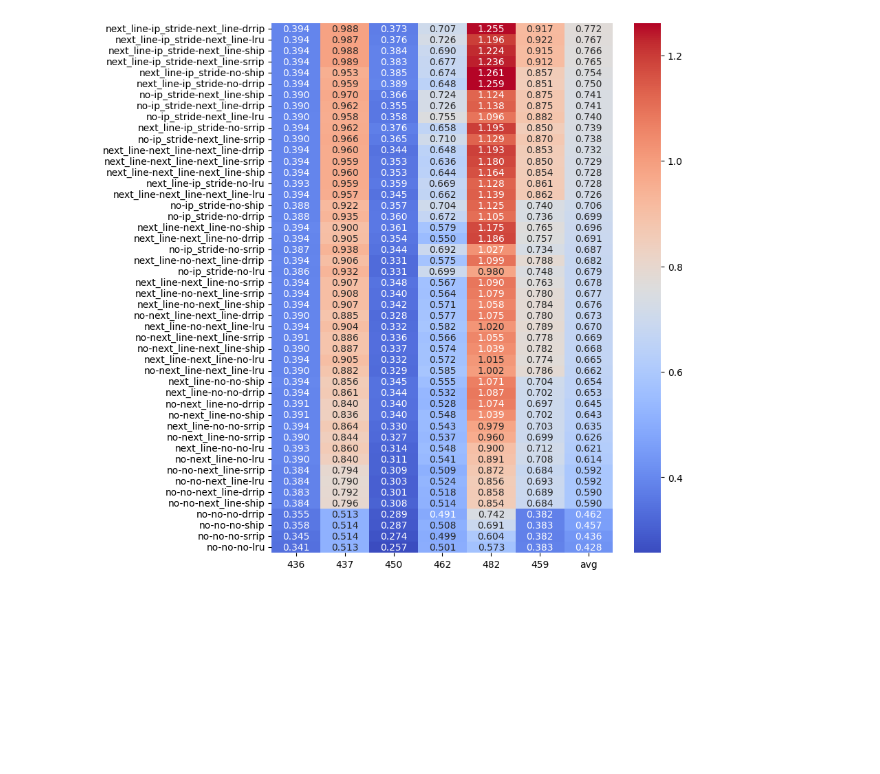
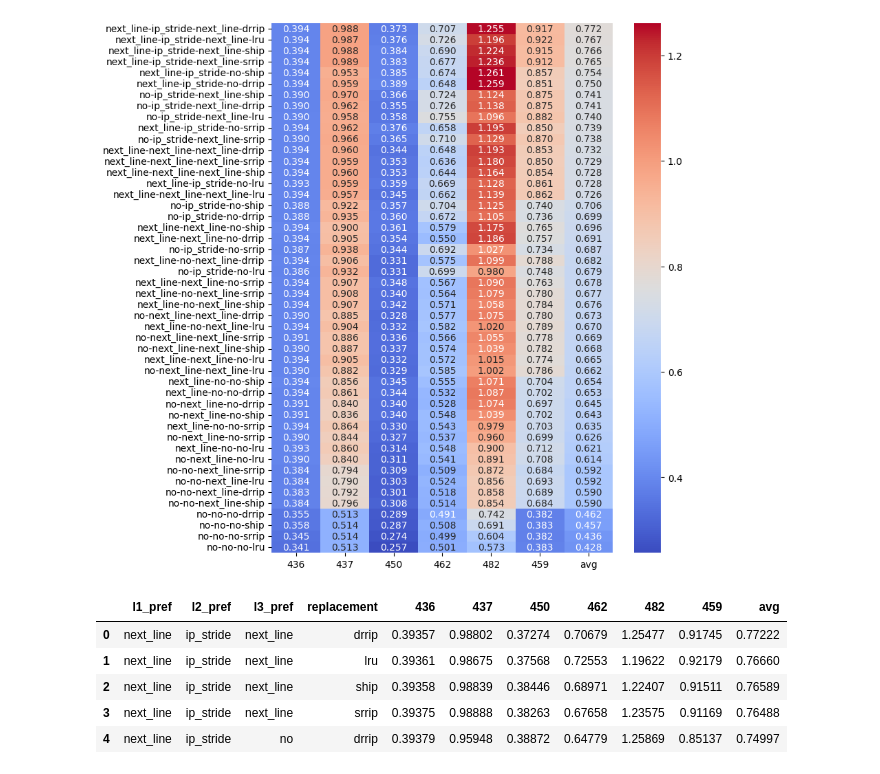
Before and after one commit to X-yang03/ChampSim-Computer-Architecture, a Jupyter notebook: socre.ipynb, the cells around one changed output. Saved outputs shown, nothing was run; the diff lists cells and outputs as text; code cells hidden in the pictures; blank space fills up the shorter version.

```diff
--- a/socre.ipynb
+++ b/socre.ipynb
@@ -73,3 +73,20 @@ sns.heatmap(IPC_sort,cmap='coolwarm',annot=True,fmt='.3f')
 # %% [output]
 <Axes: >
 [figure]
+# %%
+IPC_agg = IPC.reset_index()
+# %%
+IPC_config = IPC_agg['index'].str.split('-',expand=True)
+# %%
+IPC_config.columns = ['l1_pref','l2_pref','l3_pref','replacement']
+# %%
+IPC_detailed = pd.concat([IPC_config,IPC_agg],axis=1).drop('index',axis=1)
+# %%
+IPC_detailed.head()
+# %% [output]
+|  | l1_pref | l2_pref | l3_pref | replacement | 436 | 437 | 450 | 462 | 482 | 459 | avg |
+| 0 | next_line | ip_stride | next_line | drrip | 0.39357 | 0.98802 | 0.37274 | 0.70679 | 1.25477 | 0.91745 | 0.77222 |
+| 1 | next_line | ip_stride | next_line | lru | 0.39361 | 0.98675 | 0.37568 | 0.72553 | 1.19622 | 0.92179 | 0.76660 |
+| 2 | next_line | ip_stride | next_line | ship | 0.39358 | 0.98839 | 0.38446 | 0.68971 | 1.22407 | 0.91511 | 0.76589 |
+| 3 | next_line | ip_stride | next_line | srrip | 0.39375 | 0.98888 | 0.38263 | 0.67658 | 1.23575 | 0.91169 | 0.76488 |
+| 4 | next_line | ip_stride | no | drrip | 0.39379 | 0.95948 | 0.38872 | 0.64779 | 1.25869 | 0.85137 | 0.74997 |
```
Also changed, not shown: parts of 7 cells of this notebook, 4 other files.
